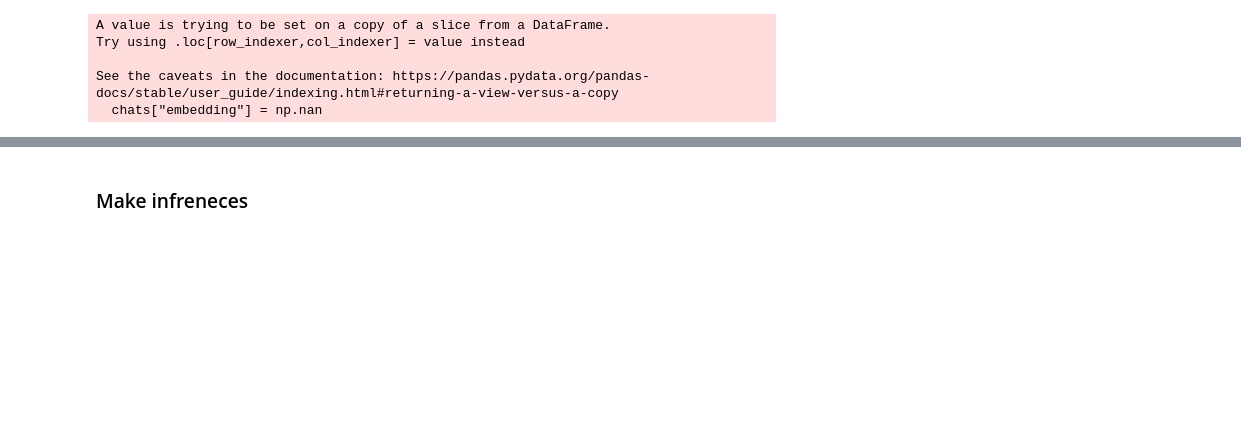
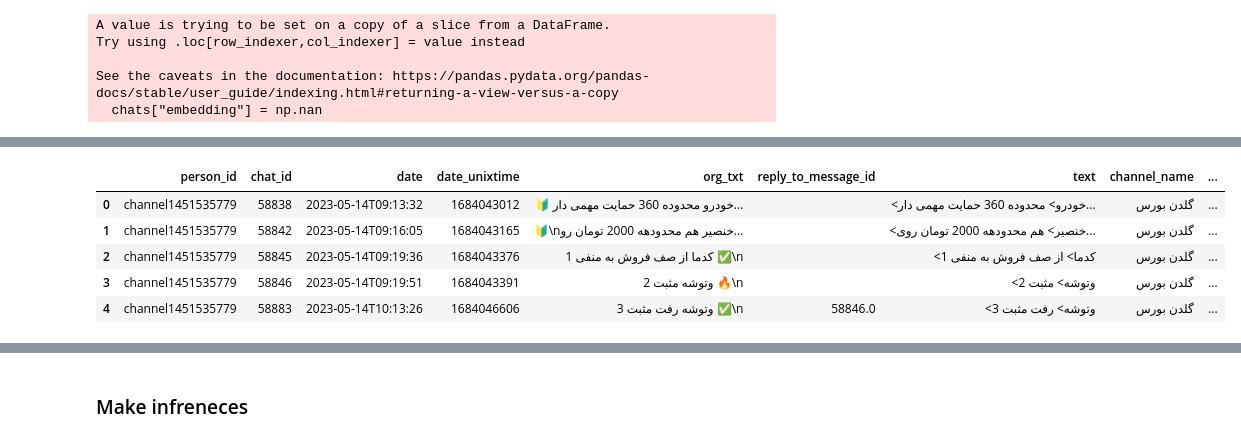
Before and after one commit to armachino/stock_chanell_nlp, a Jupyter notebook: ChatExport_2023-04-25 (1)/lab/Route_2.ipynb, the cells around one changed output, grey strips where cells are left out. Cells and saved outputs as stored; diff of their text form; code cells hidden in the pictures; blank space fills up the shorter version.

```diff
--- a/ChatExport_2023-04-25 (1)/lab/Route_2.ipynb
+++ b/ChatExport_2023-04-25 (1)/lab/Route_2.ipynb
@@ -634,0 +773,5 @@ f2
+# %%
+with open('data/labeld_dataset.json', encoding='utf-8') as file:
+    dataset = json.loads(file.read())
+    df=pd.DataFrame(dataset)
+dataset=get_embedding(df)
@@ -634,0 +823,10 @@ f2
+# %%
+dataset.head()
+# dataset[["embedding","sentiment"]]
+# %% [output]
+|  | person_id | chat_id | date | date_unixtime | org_txt | reply_to_message_id | text | channel_name | ... |
+| 0 | channel1451535779 | 58838 | 2023-05-14T09:13:32 | 1684043012 | 🔰 خودرو محدوده 360 حمایت مهمی دار... |  | <خودرو> محدوده 360 حمایت مهمی دار... | گلدن بورس | ... |
+| 1 | channel1451535779 | 58842 | 2023-05-14T09:16:05 | 1684043165 | 🔰\nخنصیر هم محدودهه 2000 تومان رو... |  | <خنصیر> هم محدودهه 2000 تومان روی... | گلدن بورس | ... |
+| 2 | channel1451535779 | 58845 | 2023-05-14T09:19:36 | 1684043376 | کدما از صف فروش به منفی 1 ✅\n |  | <کدما> از صف فروش به منفی 1 | گلدن بورس | ... |
+| 3 | channel1451535779 | 58846 | 2023-05-14T09:19:51 | 1684043391 | وتوشه مثبت 2 🔥\n |  | <وتوشه> مثبت 2 | گلدن بورس | ... |
+| 4 | channel1451535779 | 58883 | 2023-05-14T10:13:26 | 1684046606 | وتوشه رفت مثبت 3 ✅\n | 58846.0 | <وتوشه> رفت مثبت 3 | گلدن بورس | ... |
```
Also changed, not shown: parts of 39 cells of this notebook, 20 other files.
